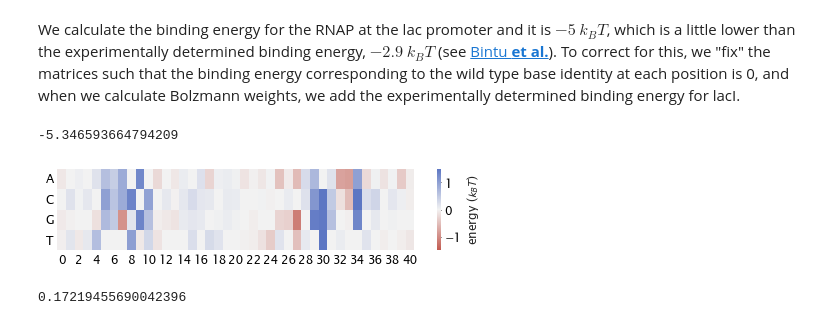
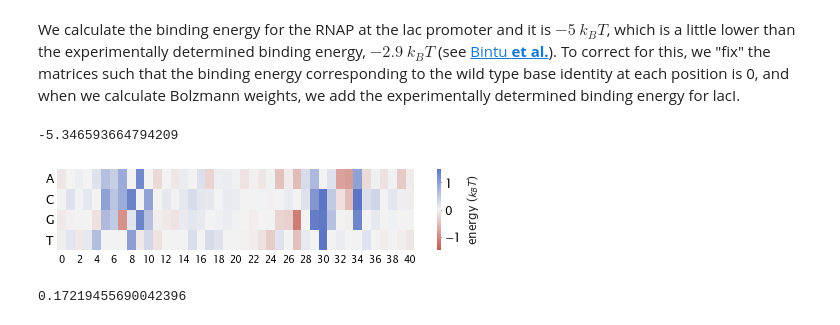
Before and after one commit to RPGroup-PBoC/theoretical_regseq, a Jupyter notebook: notebooks/pipeline/building_synthetic_dataset.ipynb, the cells around one changed output. Saved outputs shown, nothing was run; the diff lists cells and outputs as text; code cells hidden in the pictures.

```diff
--- a/notebooks/pipeline/building_synthetic_dataset.ipynb
+++ b/notebooks/pipeline/building_synthetic_dataset.ipynb
@@ -98,15 +98,16 @@ rnap_emat = tregs.simulate.fix_wt(rnap_emat_raw, lacWT)
 # %%
 div_colors = sns.diverging_palette(16, 258, s=56, l=51, n=15, sep=2, center='light', as_cmap=True)
 
 fig, ax = plt.subplots(figsize=(8, 1.5))
 sns.heatmap(rnap_emat.T, cmap=div_colors, ax=ax, vmin=-1.5, vmax=1.5,
             cbar_kws={'label': r'energy ($k_BT$)'})
 ax.set_yticklabels(['A', 'C', 'G', 'T'], rotation=360)
+ax.set_xticklabels(np.arange(0, 41, 2), rotation=360, fontsize=10)
 
-plt.savefig('../../manuscript/figures/plots/fig1/rnap-emat.png', dpi=300)
+plt.savefig('../../manuscript/figures/plots/fig2/rnap-emat.png', dpi=300)
 plt.show()
 # %% [output]
-[figure, old version]
+[figure, new version]
 # %%
 np.mean(rnap_emat) * 4 / 3
 # %% [output]
```
Also changed, not shown: parts of 1 cell of this notebook, 27 other files.
